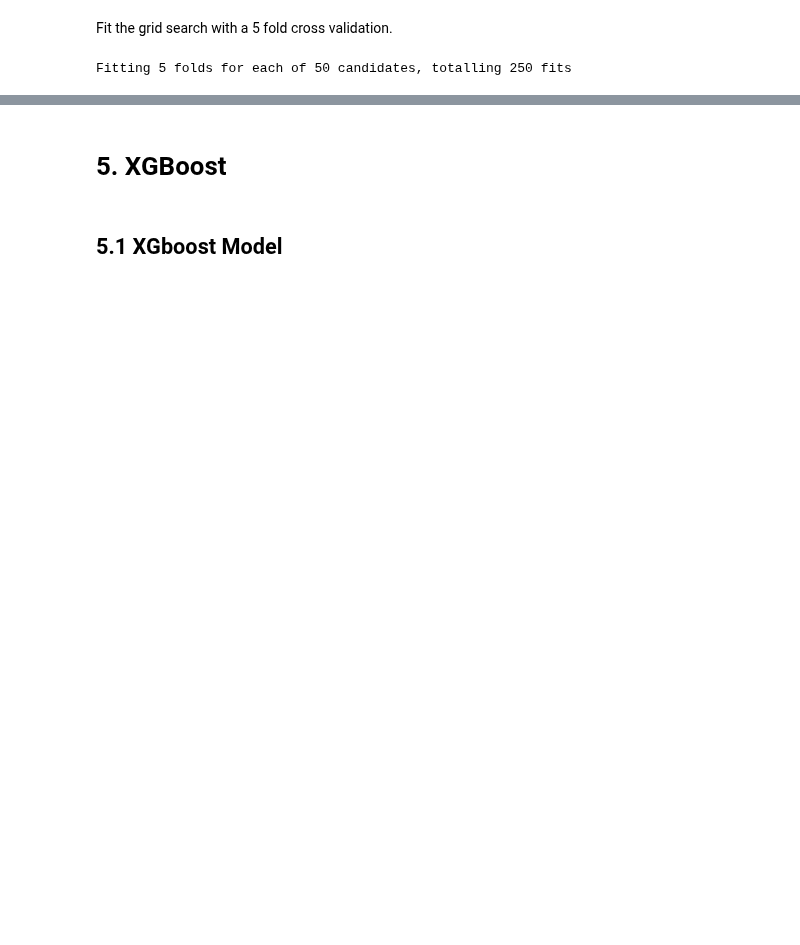
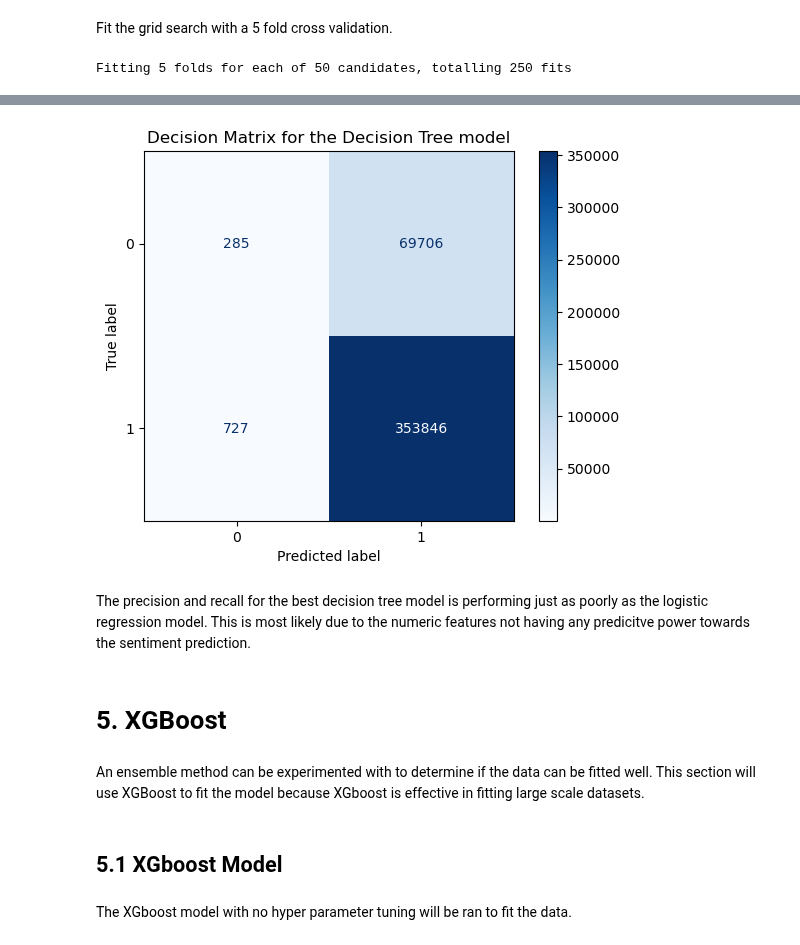
Before and after one commit to JTruong3/Amazon-Product-Recommender, a Jupyter notebook: 2_Modelling without text data.ipynb, the cells around one changed output, grey strips where cells are left out. Cells and saved outputs as stored; diff of their text form; code cells hidden in the pictures; blank space fills up the shorter version.

```diff
--- a/2_Modelling without text data.ipynb
+++ b/2_Modelling without text data.ipynb
@@ -217,7 +409,18 @@ Decision Tree model train set accuracy: 0.8373861184650606%
+# %%
+# Plot the decision matrix
+conf_matrix(fit_tree_grid,X_test_ss,y_test, 'Decision Tree')
+# %% [output]
+[figure, added]
+# %% [markdown]
+The precision and recall for the best decision tree model is performing just as poorly as the logistic regression model. This is most likely due to the numeric features not having any predicitve power towards the sentiment prediction.
 # %% [markdown]
 # 5. XGBoost<a class ='anchor' id='5xgboost'></a>
+# %% [markdown]
+An ensemble method can be experimented with to determine if the data can be fitted well. This section will use XGBoost to fit the model because XGboost is effective in fitting large scale datasets.
 # %% [markdown]
 ## 5.1 XGboost Model<a class ='anchor' id='5.1xgboost_model'></a>
+# %% [markdown]
+The XGboost model with no hyper parameter tuning will be ran to fit the data.
 # %%
 from xgboost import XGBClassifier
 
```
Also changed, not shown: parts of 82 cells of this notebook.
